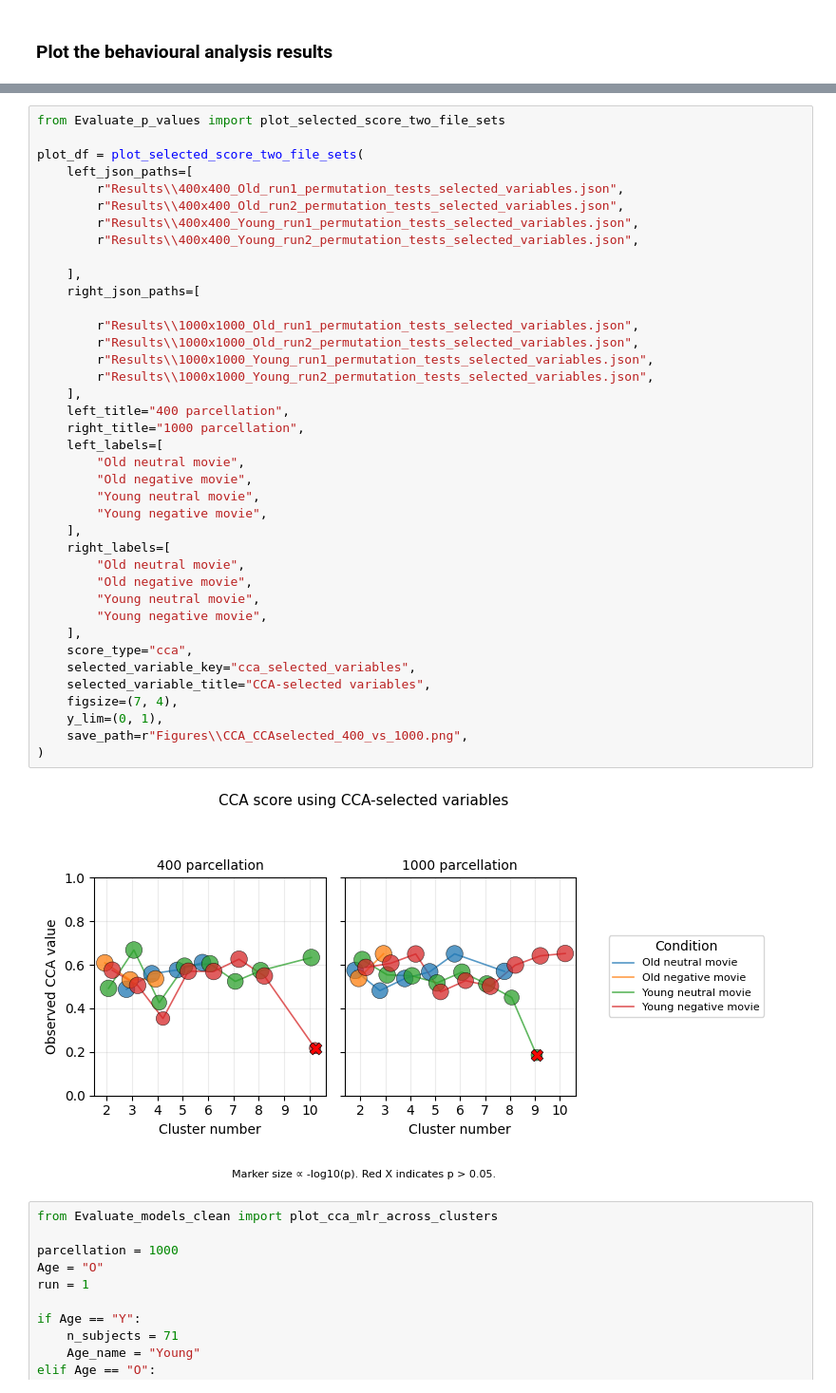
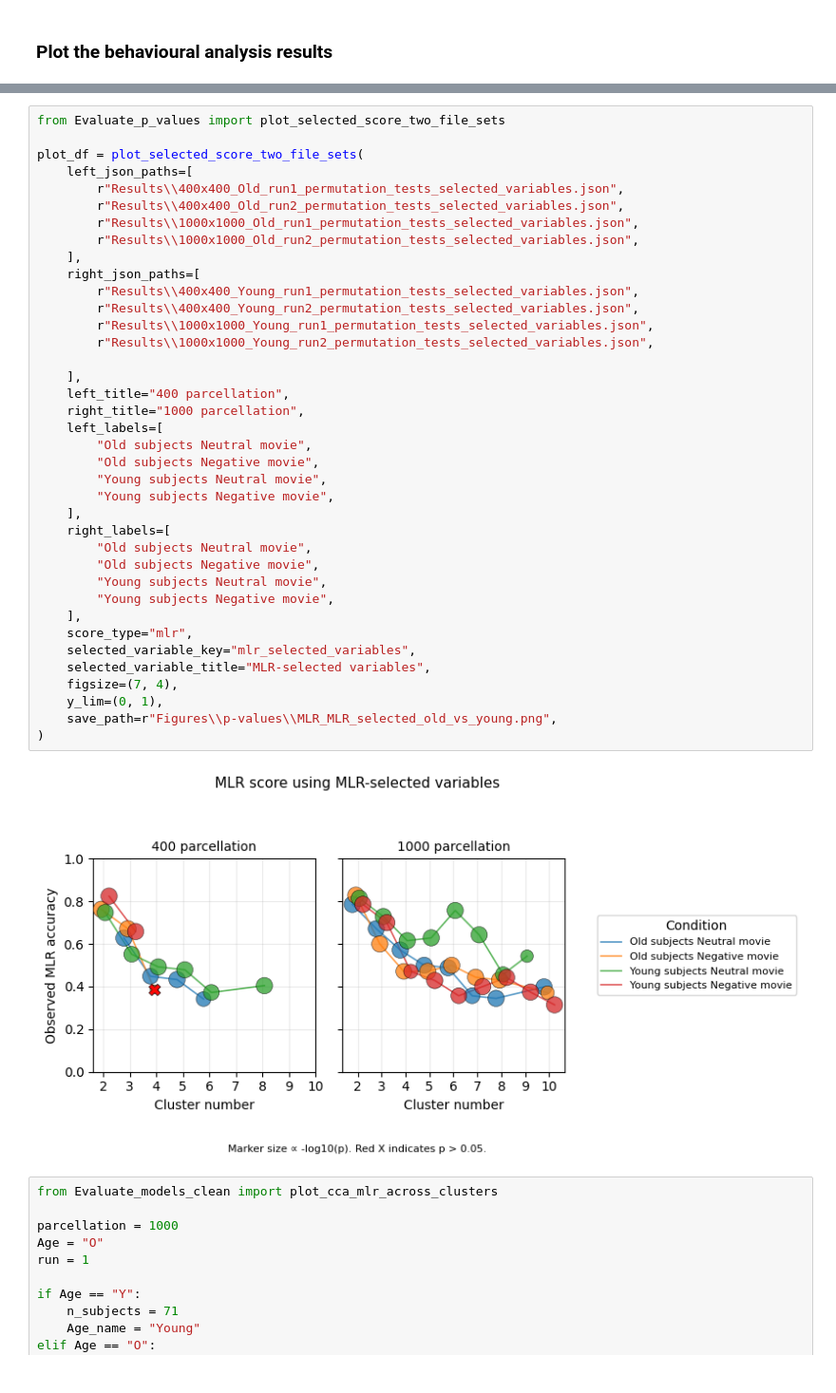
Before and after one commit to Oddrne/Master-Thesis-Autoencoder-and-UMAP-clustering-on-functional-connectivity, a Jupyter notebook: main.ipynb, the cells around one changed output, grey strips where cells are left out. Shown at 95% size. Drawn from its saved outputs; the diff is of its cells as text.

```diff
--- a/main.ipynb
+++ b/main.ipynb
@@ -808,44 +719,43 @@ plot_df = plot_cca_mlr_side_by_side_same_selected_variables(
 # %%
 from Evaluate_p_values import plot_selected_score_two_file_sets
 
 plot_df = plot_selected_score_two_file_sets(
     left_json_paths=[
         r"Results\\400x400_Old_run1_permutation_tests_selected_variables.json",
         r"Results\\400x400_Old_run2_permutation_tests_selected_variables.json",
+        r"Results\\1000x1000_Old_run1_permutation_tests_selected_variables.json",
+        r"Results\\1000x1000_Old_run2_permutation_tests_selected_variables.json",
+    ],
+    right_json_paths=[
         r"Results\\400x400_Young_run1_permutation_tests_selected_variables.json",
         r"Results\\400x400_Young_run2_permutation_tests_selected_variables.json",
-
-    ],
-    right_json_paths=[
-
-        r"Results\\1000x1000_Old_run1_permutation_tests_selected_variables.json",
-        r"Results\\1000x1000_Old_run2_permutation_tests_selected_variables.json",
         r"Results\\1000x1000_Young_run1_permutation_tests_selected_variables.json",
         r"Results\\1000x1000_Young_run2_permutation_tests_selected_variables.json",
+
     ],
     left_title="400 parcellation",
     right_title="1000 parcellation",
     left_labels=[
-        "Old neutral movie",
-        "Old negative movie",
-        "Young neutral movie",
-        "Young negative movie",
+        "Old subjects Neutral movie",
+        "Old subjects Negative movie",
+        "Young subjects Neutral movie",
+        "Young subjects Negative movie",
     ],
     right_labels=[
-        "Old neutral movie",
-        "Old negative movie",
-        "Young neutral movie",
-        "Young negative movie",
+        "Old subjects Neutral movie",
+        "Old subjects Negative movie",
+        "Young subjects Neutral movie",
+        "Young subjects Negative movie",
     ],
-    score_type="cca",
-    selected_variable_key="cca_selected_variables",
-    selected_variable_title="CCA-selected variables",
+    score_type="mlr",
+    selected_variable_key="mlr_selected_variables",
+    selected_variable_title="MLR-selected variables",
     figsize=(7, 4),
     y_lim=(0, 1),
-    save_path=r"Figures\\CCA_CCAselected_400_vs_1000.png",
+    save_path=r"Figures\\p-values\\MLR_MLR_selected_old_vs_young.png",
 )
 # %% [output]
-[figure, old version]
+[figure, new version]
 # %%
 from Evaluate_models_clean import plot_cca_mlr_across_clusters
 
```
Also changed, not shown: parts of 5 cells of this notebook, 35 other files.
